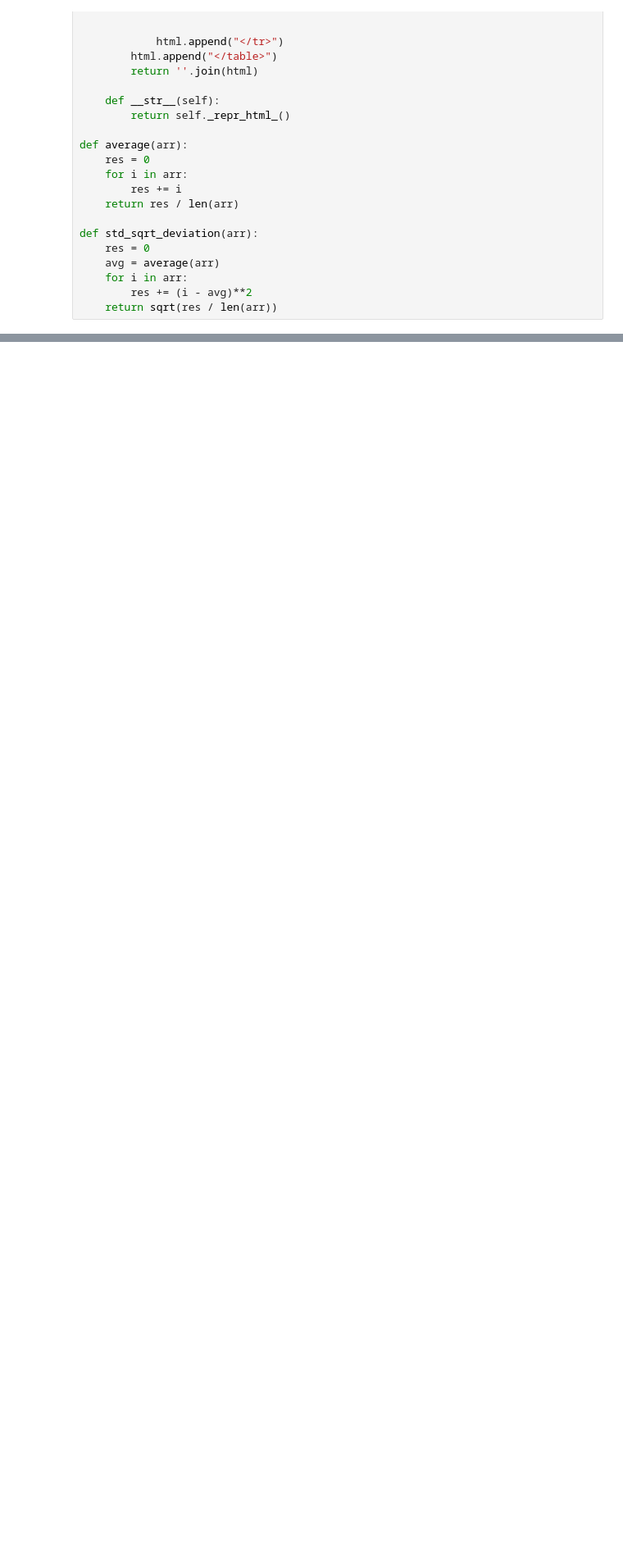
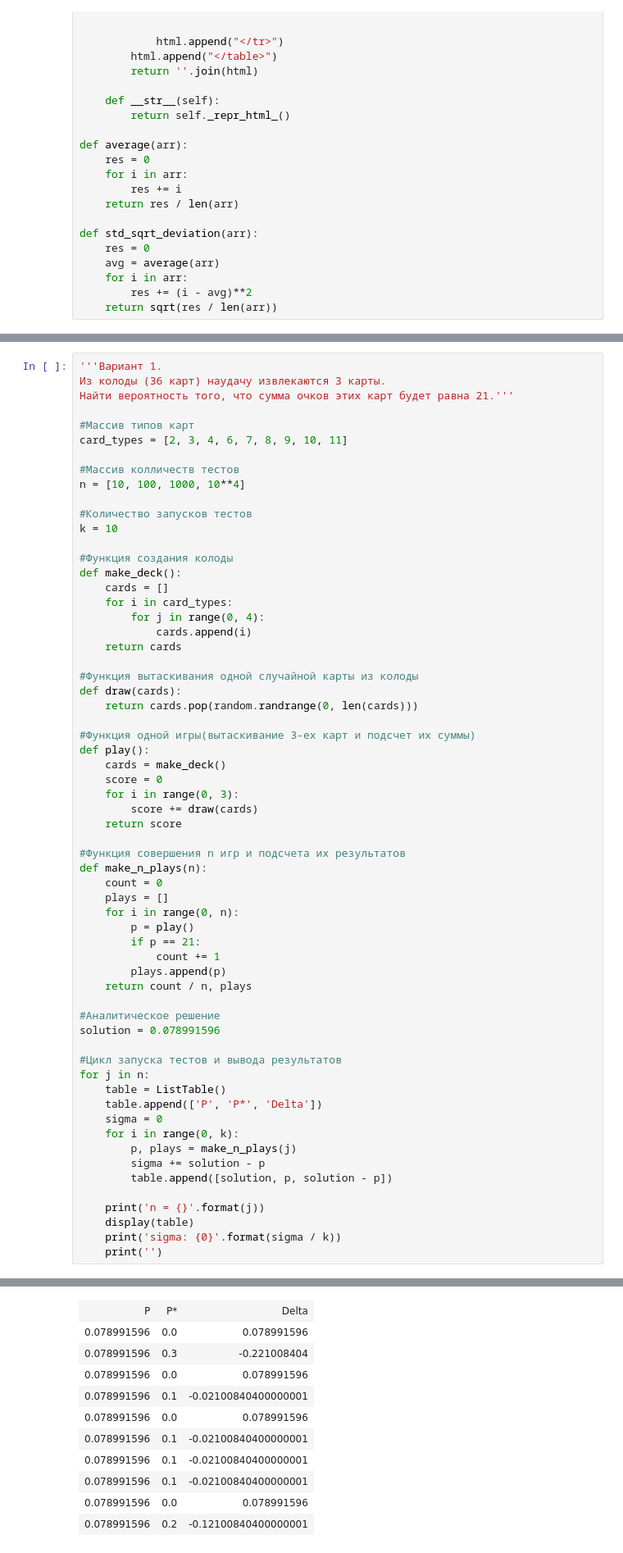
Before and after one commit to Kirich2323/Fishenko, a Jupyter notebook: lab12.ipynb, the cells around one changed output, grey strips where cells are left out. Shown: that part at 82% size. Saved outputs shown, nothing was run; the diff lists cells and outputs as text; blank space fills up the shorter version.

```diff
--- a/lab12.ipynb
+++ b/lab12.ipynb
@@ -373,0 +44,63 @@ The 'normed' kwarg is deprecated, and has been replaced by the 'density' kwarg.
+# %%
+'''Вариант 1.
+Из колоды (36 карт) наудачу извлекаются 3 карты.
+Найти вероятность того, что сумма очков этих карт будет равна 21.'''
+
+#Массив типов карт
+card_types = [2, 3, 4, 6, 7, 8, 9, 10, 11]
+
+#Массив колличеств тестов
+n = [10, 100, 1000, 10**4]
+
+#Количество запусков тестов
+k = 10
+
+#Функция создания колоды
+def make_deck():
+    cards = []
+    for i in card_types:
+        for j in range(0, 4):
+            cards.append(i)
+    return cards
+
+#Функция вытаскивания одной случайной карты из колоды
+def draw(cards):
+    return cards.pop(random.randrange(0, len(cards)))
+
+#Функция одной игры(вытаскивание 3-ех карт и подсчет их суммы)
+def play():
+    cards = make_deck()
+    score = 0
+    for i in range(0, 3):
+        score += draw(cards)
+    return score
+
+#Функция совершения n игр и подсчета их результатов
+def make_n_plays(n):
+    count = 0
+    plays = []
+    for i in range(0, n):
+        p = play()
+        if p == 21:
+            count += 1
+        plays.append(p)
+    return count / n, plays
+
+#Аналитическое решение
+solution = 0.078991596
+
+#Цикл запуска тестов и вывода результатов
+for j in n:
+    table = ListTable()
+    table.append(['P', 'P*', 'Delta'])
+    sigma = 0
+    for i in range(0, k):
+        p, plays = make_n_plays(j)
+        sigma += solution - p
+        table.append([solution, p, solution - p])
+
+    print('n = {}'.format(j))
+    display(table)
+    print('sigma: {0}'.format(sigma / k))
+    print('')
+# %% [output]
@@ -373,0 +108,11 @@ The 'normed' kwarg is deprecated, and has been replaced by the 'density' kwarg.
+| P | P* | Delta |
+| 0.078991596 | 0.0 | 0.078991596 |
+| 0.078991596 | 0.3 | -0.221008404 |
+| 0.078991596 | 0.0 | 0.078991596 |
+| 0.078991596 | 0.1 | -0.02100840400000001 |
+| 0.078991596 | 0.0 | 0.078991596 |
+| 0.078991596 | 0.1 | -0.02100840400000001 |
+| 0.078991596 | 0.1 | -0.02100840400000001 |
+| 0.078991596 | 0.1 | -0.02100840400000001 |
+| 0.078991596 | 0.0 | 0.078991596 |
+| 0.078991596 | 0.2 | -0.12100840400000001 |
```
Also changed, not shown: parts of 39 cells of this notebook.
